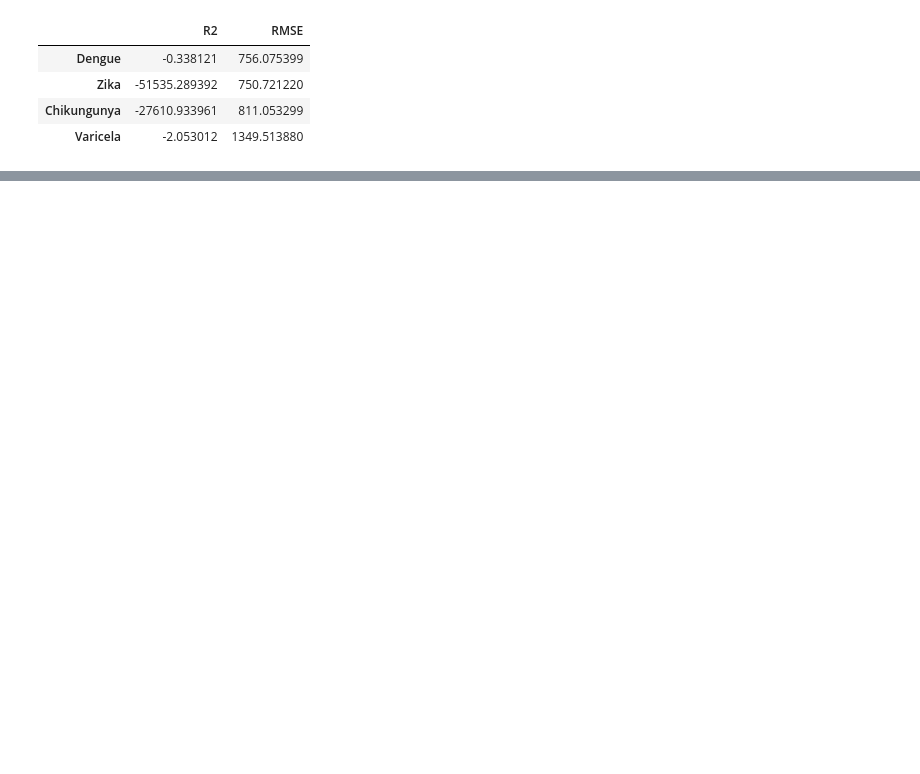
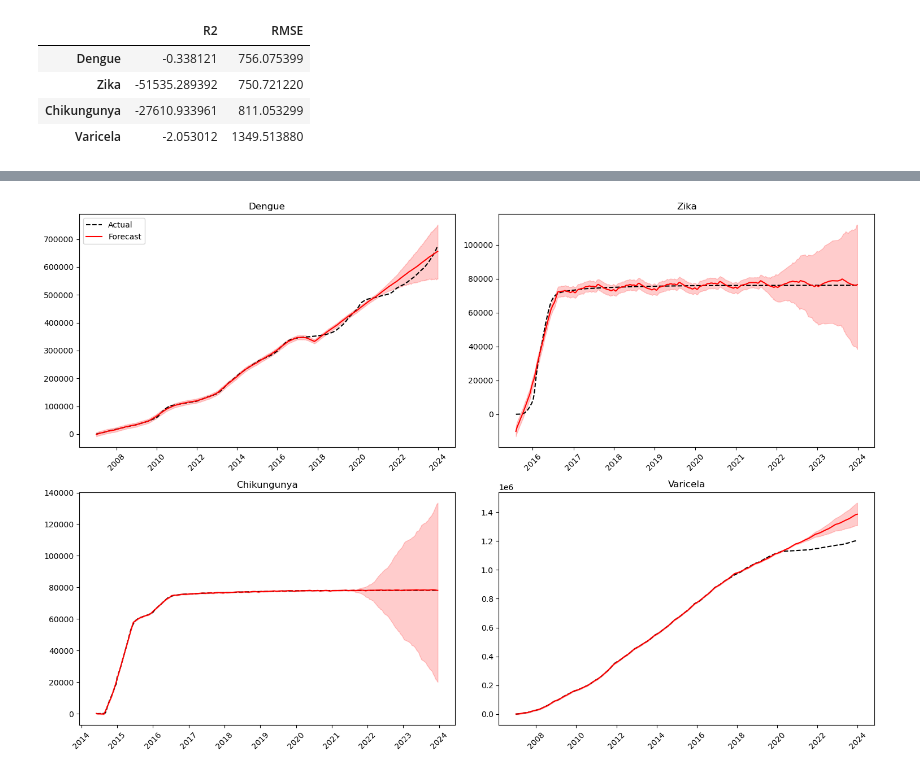
Before and after one commit to danielgvb/thesis, a Jupyter notebook: modelling/06_prophet.ipynb, the cells around one changed output, grey strips where cells are left out. Saved outputs shown, nothing was run; the diff lists cells and outputs as text; code cells hidden in the pictures; blank space fills up the shorter version.

```diff
--- a/modelling/06_prophet.ipynb
+++ b/modelling/06_prophet.ipynb
@@ -761,0 +865,87 @@ metrics_df
+# %%
+
+# ---------------------------------------------------------------------------
+# 0.  named dict of raw data-frames -----------------------------------------
+#     (each df must have DATE | Casos columns)
+# ---------------------------------------------------------------------------
+datasets = {
+    "Dengue":      df_dengue,
+    "Zika":        df_zika,
+    "Chikungunya": df_chic,
+    "Varicela":    df_varicela
+}
+
+# ---------------------------------------------------------------------------
+# 1.  containers -------------------------------------------------------------
+metrics           = {}
+forecasts_for_csv = []
+
+# 2.  plot grid --------------------------------------------------------------
+fig, axes = plt.subplots(2, 2, figsize=(15, 10), sharex=False, sharey=False)
+axes      = axes.flatten()
+
+# 3.  loop over epidemics ----------------------------------------------------
+for i, (name, df) in enumerate(datasets.items()):
+
+    # --- prep ----------------------------------------------------------------
+    df_ep  = (df.loc[:, ["DATE", "Casos"]]
+                .rename(columns={"DATE": "ds", "Casos": "y"})
+                .assign(ds=lambda d: pd.to_datetime(d["ds"]))
+                .sort_values("ds")
+                .reset_index(drop=True))
+
+    df_ep["y"] = df_ep["y"].cumsum()        # cumulative cases
+
+    # --- train / test split --------------------------------------------------
+    split_idx = int(len(df_ep) * 0.8)
+    df_train  = df_ep.iloc[:split_idx]
+    df_test   = df_ep.iloc[split_idx:]
+
+    # --- Prophet fit on TRAIN ----------------------------------------------
+    model = Prophet()
+    model.fit(df_train)
+
+    # --- fitted values for full period --------------------------------------
+    future   = df_ep[["ds"]]
+    forecast = model.predict(future)
+
+    # keep for CSV (wide table later)
+    forecasts_for_csv.append(
+        forecast.loc[:, ["ds", "yhat"]].rename(columns={"yhat": name})
+    )
+
+    # --- metrics on TEST ----------------------------------------------------
+    forecast_test = forecast[forecast["ds"].isin(df_test["ds"])]
+    r2   = r2_score(df_test["y"], forecast_test["yhat"])
+    rmse = np.sqrt(mean_squared_error(df_test["y"], forecast_test["yhat"]))
+    metrics[name] = {"R2": r2, "RMSE": rmse}
+
+    # --- plotting -----------------------------------------------------------
+    ax = axes[i]
+    ax.plot(df_ep["ds"], df_ep["y"],         label="Actual",   color="black", ls="--")
+    ax.plot(forecast["ds"], forecast["yhat"], label="Forecast", color="red")
+    ax.fill_between(forecast["ds"], forecast["yhat_lower"], forecast["yhat_upper"],
+                    color="red", alpha=0.2)
+    ax.set_title(name)
+    ax.tick_params(axis="x", rotation=45)
+    if i == 0:
+        ax.legend()
+
+plt.tight_layout()
+plt.show()
+
+# ---------------------------------------------------------------------------
+# 4.  build WIDE fitted‑value table -----------------------------------------
+#     one row per date, columns are the epidemics
+# ---------------------------------------------------------------------------
+wide_df = reduce(
+    lambda left, right: pd.merge(left, right, on="ds", how="outer"),
+    forecasts_for_csv
+).sort_values("ds").set_index("ds")              # ds → index
+
+# ---------------------------------------------------------------------------
+# 5.  save to CSV ------------------------------------------------------------
+out_csv = "../results/PROPHET_epidemics.csv"
+wide_df.to_csv(out_csv, index=True, date_format="%Y-%m-%d")
+print(f"Saved fitted values for {len(datasets)} epidemics to {out_csv}")
+# %% [output]
@@ -761,0 +960 @@ metrics_df
+[figure, added]
```
Also changed, not shown: parts of 16 cells of this notebook, 15 other files.
